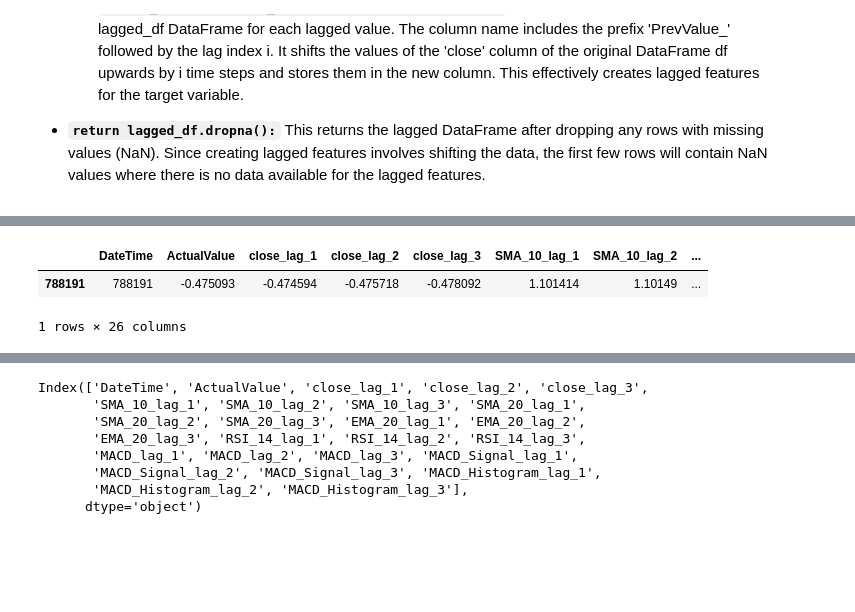
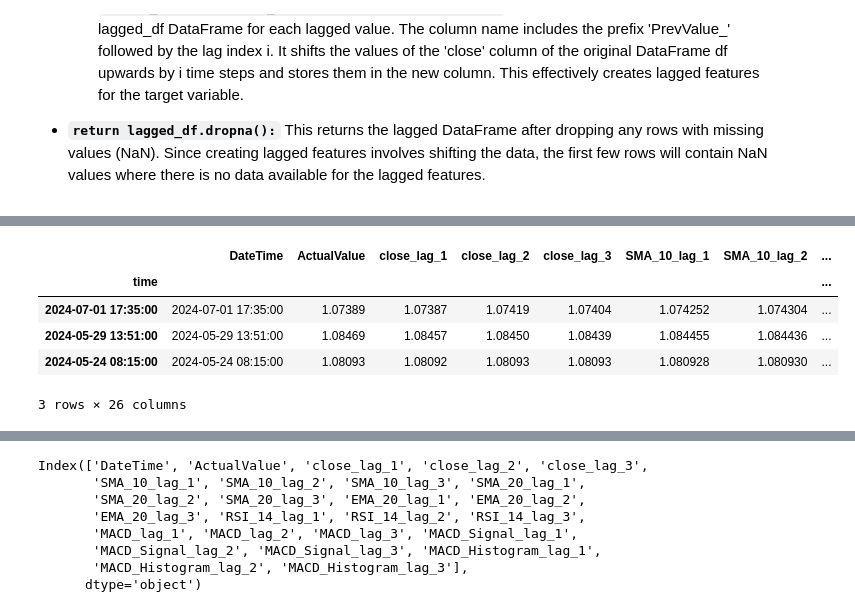
Before and after one commit to MasixoleBOYA/Capstone_Project, a Jupyter notebook: trainedModel_historical/MetaTrader5/mt5_model.ipynb, the cells around one changed output, grey strips where cells are left out. Cells and saved outputs as stored; diff of their text form; code cells hidden in the pictures; blank space fills up the shorter version.

```diff
--- a/trainedModel_historical/MetaTrader5/mt5_model.ipynb
+++ b/trainedModel_historical/MetaTrader5/mt5_model.ipynb
@@ -127,0 +135,3 @@ data
+# %%
+data = pd.read_csv("range_rates.csv")
+data.sample(3)
@@ -190,0 +207,4 @@ plt.show()
+# %%
+
+data = clean_data(data)
+data
@@ -292,6 +449,10 @@ data.sample(10)
 # scaler = MinMaxScaler()
 # data[numerical_features] = scaler.fit_transform(data[numerical_features])
 # %%
-scaler = StandardScaler()
-scaled_data = scaler.fit_transform(data[['close']])
-data['close'] = scaled_data
+# scaler = StandardScaler()
+# scaled_data = scaler.fit_transform(data[['close']])
+# data['close'] = scaled_data
+
+# scaler = StandardScaler()
+
+# data['close'] = scaler.fit_transform(data[['close']])
@@ -384,9 +519,12 @@ lagged_df = create_lagged_dataframe(data, lag_steps=go_back_by, columns_to_lag=c
 # %%
-lagged_df.sample()
+lagged_df.sample(3)
 # %% [output]
 |  | DateTime | ActualValue | close_lag_1 | close_lag_2 | close_lag_3 | SMA_10_lag_1 | SMA_10_lag_2 | ... |
-| 788191 | 788191 | -0.475093 | -0.474594 | -0.475718 | -0.478092 | 1.101414 | 1.10149 | ... |
+| time |  |  |  |  |  |  |  | ... |
+| 2024-07-01 17:35:00 | 2024-07-01 17:35:00 | 1.07389 | 1.07387 | 1.07419 | 1.07404 | 1.074252 | 1.074304 | ... |
+| 2024-05-29 13:51:00 | 2024-05-29 13:51:00 | 1.08469 | 1.08457 | 1.08450 | 1.08439 | 1.084455 | 1.084436 | ... |
+| 2024-05-24 08:15:00 | 2024-05-24 08:15:00 | 1.08093 | 1.08092 | 1.08093 | 1.08093 | 1.080928 | 1.080930 | ... |
-1 rows × 26 columns
+3 rows × 26 columns
 # %%
 lagged_df.shape
 # %% [output]
```
Also changed, not shown: parts of 47 cells of this notebook, 7 other files.
